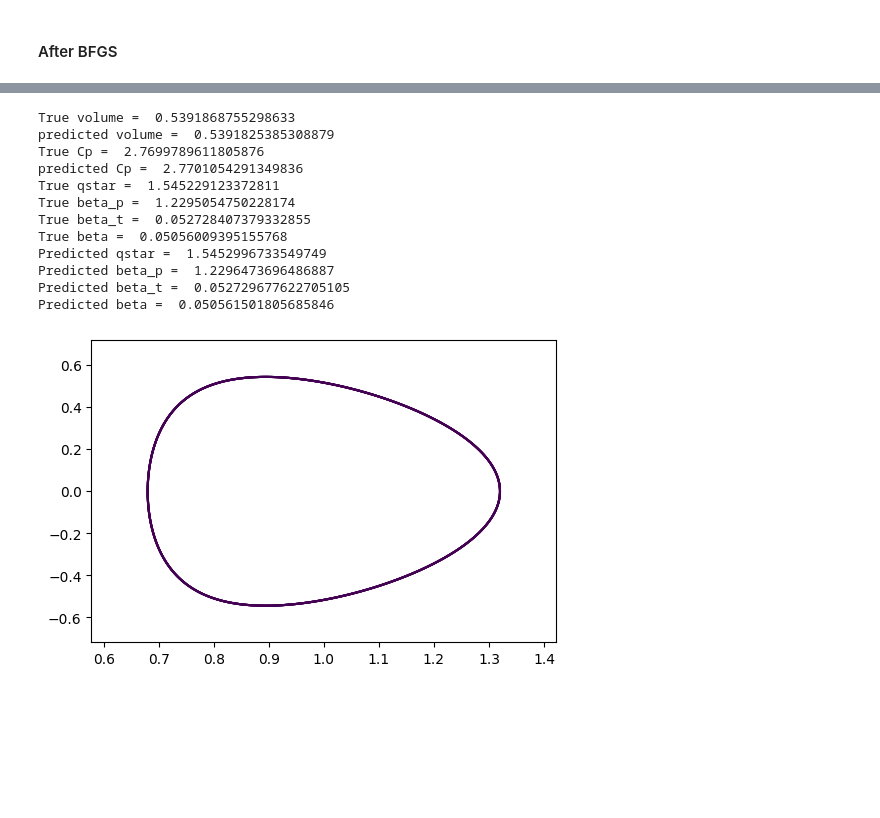
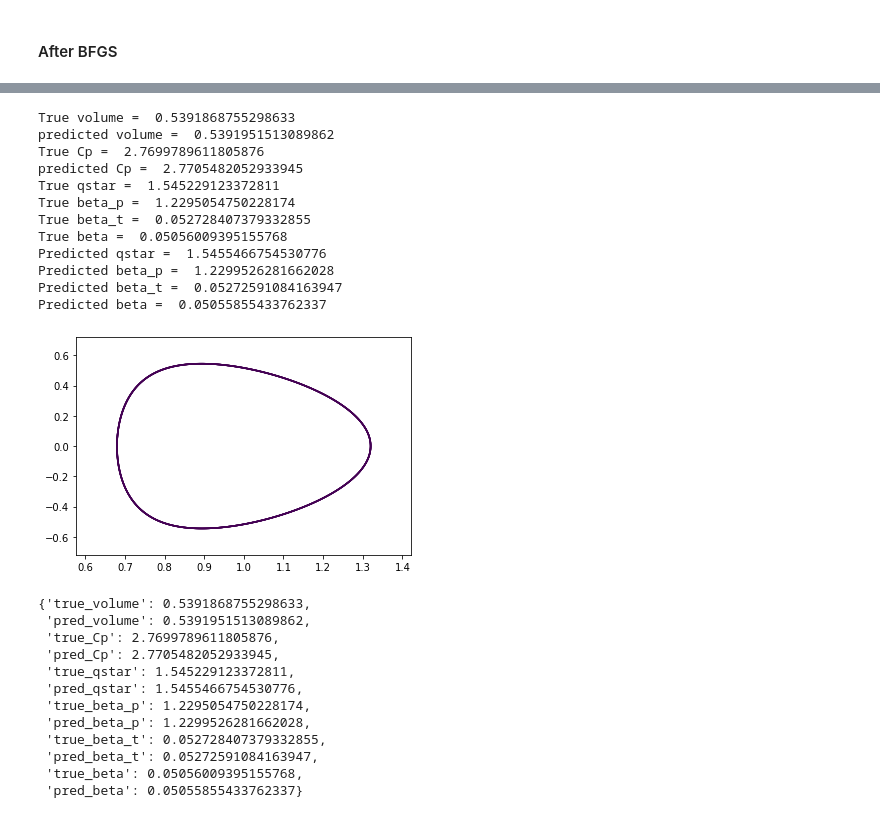
Before and after one commit to akaptano/deepxde_copy, a Jupyter notebook: gs-2d-surrogate/general_solovev_equil_visual.ipynb, the cells around one changed output, grey strips where cells are left out. Drawn from its saved outputs; the diff is of its cells as text; code cells hidden in the pictures; blank space fills up the shorter version.

```diff
--- a/gs-2d-surrogate/general_solovev_equil_visual.ipynb
+++ b/gs-2d-surrogate/general_solovev_equil_visual.ipynb
@@ -140,9 +140,9 @@ ITER = GS_Linear(A=-0.155, eps= 0.32, kappa=1.7, delta=0.33)
 # %%
 #[0.02,0.007,0.002,0.0007,0.0002]
 import os
-DATE = "10112022"
+DATE = "10122022"
 CONFIG = "ITER"
-LR = 2e-4
+LR = 2e-2
 DEPTH = 3
 BREADTH = 20
 run = "01_100Adam_BFGS"
@@ -227,9 +233,9 @@ Mean residual: 0.9272349
 from utils.utils import evaluate,evaluate_eq, relative_error_plot
 x,y,psi_pred,psi_true,error=evaluate(ITER,model)
 x_eq, psi_true_eq, psi_pred_eq, e_eq= evaluate_eq(ITER,model)
+X_test = spatial_domain.random_points(333)
 
 # Plotting Setup
-plt.rcParams['figure.dpi'] = 100
 print(psi_pred.shape)
 fig,axs=plt.subplots(2,2,figsize=(10,10))
 ax1,ax2,ax3,ax4=axs[0][0],axs[0][1],axs[1][0],axs[1][1]
@@ -267,7 +273,7 @@ twin3.set_ylabel('error', color='red')
 plt.ticklabel_format(axis='both', style='sci', scilimits=(0,0))
 
 # Plot 4 - Relative Error
-fig, ax4 = relative_error_plot(fig,ax4,x,y,error,model,ITER)
+fig, ax4 = relative_error_plot(fig,ax4,x,y,error,model,ITER,X_test=X_test)
 # ax4.set_title(r'$($\psi$_{n}-u^{*})^2/u_{a}^2$')
 ax4.set_title(r'($\psi_{a}-\psi^{*})^2/\psi_{a}^2$')
 ax4.set_xlabel(r'$R/R_{0}$')
@@ -316,9 +321,9 @@ Saving test data to ./cefron/ITER/runs/network_sweep_10112022_depth03_breadth20_
 from utils.utils import evaluate,evaluate_eq, relative_error_plot
 x,y,psi_pred,psi_true,error=evaluate(ITER,model)
 x_eq, psi_true_eq, psi_pred_eq, e_eq= evaluate_eq(ITER,model)
+X_test = spatial_domain.random_points(333)
 
 # Plotting Setup
-plt.rcParams['figure.dpi'] = 100
 print(psi_pred.shape)
 fig,axs=plt.subplots(2,2,figsize=(10,10))
 ax1,ax2,ax3,ax4=axs[0][0],axs[0][1],axs[1][0],axs[1][1]
@@ -356,7 +361,7 @@ twin3.set_ylabel('error', color='red')
 plt.ticklabel_format(axis='both', style='sci', scilimits=(0,0))
 
 # Plot 4 - Relative Error
-fig, ax4 = relative_error_plot(fig,ax4,x,y,error,model,ITER)
+fig, ax4 = relative_error_plot(fig,ax4,x,y,error,model,ITER,X_test=X_test)
 # ax4.set_title(r'$($\psi$_{n}-u^{*})^2/u_{a}^2$')
 ax4.set_title(r'($\psi_{a}-\psi^{*})^2/\psi_{a}^2$')
 ax4.set_xlabel(r'$R/R_{0}$')
@@ -371,4 +376,20 @@ plt.savefig(f'./cefron/{CONFIG}/runs/{RUN_NAME}/analysis_after_BFGS.jpg')
 # %%
+# Store Values
+engineering_params = {
+    "true_volume": 0.0,
+    "pred_volume": 0.0,
+    "true_Cp": 0.0,
+    "pred_Cp": 0.0,
+    "true_qstar": 0.0,
+    "pred_qstar": 0.0,
+    "true_beta_p": 0.0,
+    "pred_beta_p": 0.0,
+    "true_beta_t": 0.0,
+    "pred_beta_t": 0.0,
+    "true_beta": 0.0,
+    "pred_beta": 0.0,
+}
+
 # Compute a contour integral
 def area(vs):
     a = 0
@@ -385,10 +406,12 @@ def area(vs):
 c = plt.contour(x, y, psi_true, [0])
 v = c.collections[0].get_paths()[0].vertices
 print('True volume = ', area(v))
+engineering_params["true_volume"] = area(v)
 
 c = plt.contour(x, y, psi_pred, [0])
 v = c.collections[0].get_paths()[0].vertices
 print('predicted volume = ', area(v))
+engineering_params["pred_volume"] = area(v)
 
 def Cp(vs):
     a = 0
@@ -406,10 +429,12 @@ def Cp(vs):
 c = plt.contour(x, y, psi_true, [0])
 v = c.collections[0].get_paths()[0].vertices
 print('True Cp = ', Cp(v))
+engineering_params["true_Cp"] = Cp(v)
 
 c = plt.contour(x, y, psi_pred, [0])
 v = c.collections[0].get_paths()[0].vertices
 print('predicted Cp = ', Cp(v))
+engineering_params["pred_Cp"] = Cp(v)
 
 # Using Green's theorem again
 def qstar_integral(vs):
@@ -434,39 +459,65 @@ R0 = 6.2
 epsilon = 0.32
 B0 = 5.3
 psi0 = - mu0 * I * a / epsilon / (-0.155 * qstar_integral(v) + 1.115 * area(v))
 qstar = - (a * R0 * B0 * Cp(v)) / (psi0 * (-0.155 * qstar_integral(v) + 1.115 * area(v)))
 print('True qstar = ', qstar)
-psi_average = trapz(trapz(psi_true * x[0, :], x[0, :], axis=0), y[:, 0])
+engineering_params["true_qstar"] = qstar
+
+psi_average = np.trapz(np.trapz(psi_true * x[0, :], x[0, :], axis=0), y[:, 0])
 beta_p = 2 * 1.155 * Cp(v) ** 2 * psi_average / (
     area(v) * (-0.155 * qstar_integral(v) + 1.115 * area(v)) ** 2
 )
 print('True beta_p = ', beta_p)
 print('True beta_t = ', epsilon ** 2 * beta_p / qstar ** 2)
 print('True beta = ', epsilon ** 2 * beta_p / (qstar ** 2 + epsilon ** 2))
+engineering_params["true_beta_p"] = beta_p
+engineering_params["true_beta_t"] = epsilon ** 2 * beta_p / qstar ** 2
+engineering_params["true_beta"] = epsilon ** 2 * beta_p / (qstar ** 2 + epsilon ** 2)
+
 
 c = plt.contour(x, y, psi_pred, [0])
 v = c.collections[0].get_paths()[0].vertices
-psi_average = trapz(trapz(psi_pred * x[0, :], x[0, :], axis=0), y[:, 0])
+psi_average = np.trapz(np.trapz(psi_pred * x[0, :], x[0, :], axis=0), y[:, 0])
 psi0 = - mu0 * I * a / epsilon / (-0.155 * qstar_integral(v) + 1.115 * area(v))
 qstar = - (a * R0 * B0 * Cp(v)) / (psi0 * (-0.155 * qstar_integral(v) + 1.115 * area(v)))
 print('Predicted qstar = ', qstar)
+engineering_params["pred_qstar"] = qstar
+
 beta_p = 2 * 1.155 * Cp(v) ** 2 * 0.018170271593863394 / (
     area(v) * (-0.155 * qstar_integral(v) + 1.115 * area(v)) ** 2
 )
 print('Predicted beta_p = ', beta_p)
 print('Predicted beta_t = ', epsilon ** 2 * beta_p / qstar ** 2)
 print('Predicted beta = ', epsilon ** 2 * beta_p / (qstar ** 2 + epsilon ** 2))
+engineering_params["pred_beta_p"] = beta_p
+engineering_params["pred_beta_t"] = epsilon ** 2 * beta_p / qstar ** 2
+engineering_params["pred_beta"] = epsilon ** 2 * beta_p / (qstar ** 2 + epsilon ** 2)
 # %% [output]
 True volume =  0.5391868755298633
-predicted volume =  0.5391825385308879
+predicted volume =  0.5391951513089862
 True Cp =  2.7699789611805876
-predicted Cp =  2.7701054291349836
+predicted Cp =  2.7705482052933945
 True qstar =  1.545229123372811
 True beta_p =  1.2295054750228174
 True beta_t =  0.052728407379332855
 True beta =  0.05056009395155768
-Predicted qstar =  1.5452996733549749
-Predicted beta_p =  1.2296473696486887
-Predicted beta_t =  0.052729677622705105
-Predicted beta =  0.050561501805685846
+Predicted qstar =  1.5455466754530776
+Predicted beta_p =  1.2299526281662028
+Predicted beta_t =  0.05272591084163947
+Predicted beta =  0.05055855433762337
-[figure, old version]
+[figure, new version]
+# %%
+engineering_params
+# %% [output]
+{'true_volume': 0.5391868755298633,
+ 'pred_volume': 0.5391951513089862,
+ 'true_Cp': 2.7699789611805876,
+ 'pred_Cp': 2.7705482052933945,
+ 'true_qstar': 1.545229123372811,
+ 'pred_qstar': 1.5455466754530776,
+ 'true_beta_p': 1.2295054750228174,
+ 'pred_beta_p': 1.2299526281662028,
+ 'true_beta_t': 0.052728407379332855,
+ 'pred_beta_t': 0.05272591084163947,
+ 'true_beta': 0.05056009395155768,
+ 'pred_beta': 0.05055855433762337}
```
Also changed, not shown: parts of 6 cells of this notebook, 3 other files.
